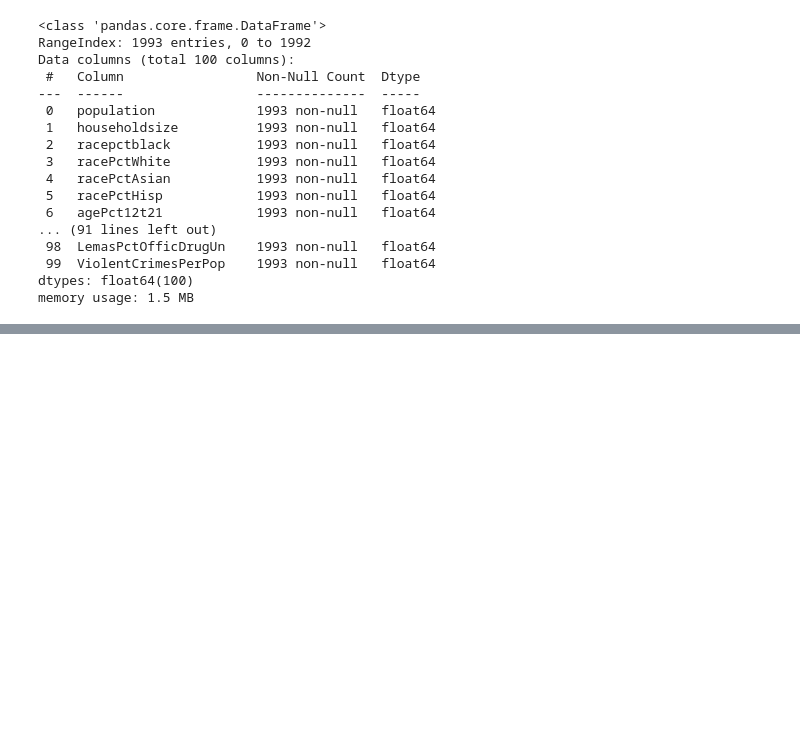
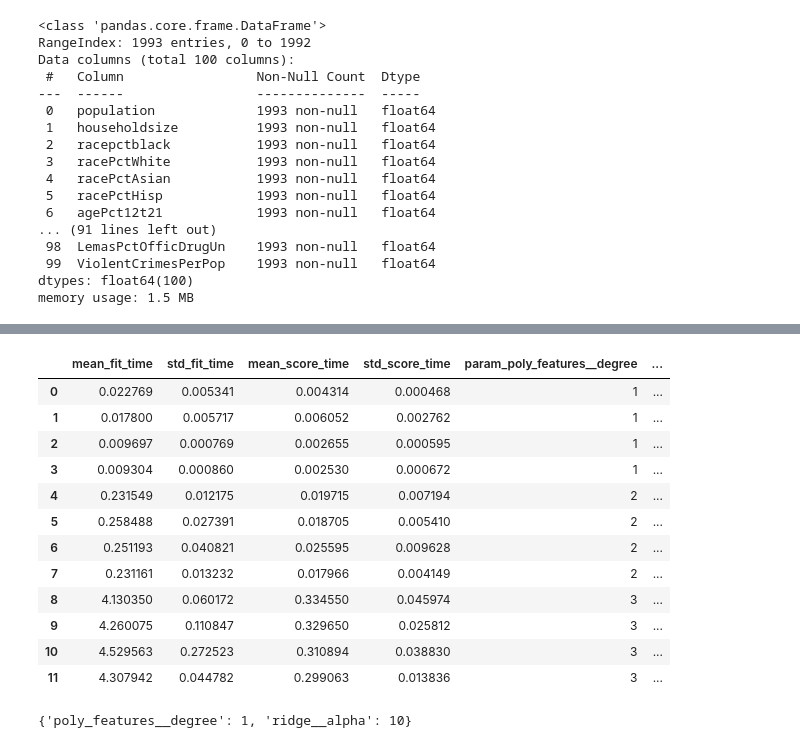
Before and after one commit to Mikeacino/Predicting-Crime, a Jupyter notebook: Capstone Project Exploration.ipynb, the cells around one changed output, grey strips where cells are left out. Drawn from its saved outputs; the diff is of its cells as text; code cells hidden in the pictures; blank space fills up the shorter version.

```diff
--- a/Capstone Project Exploration.ipynb
+++ b/Capstone Project Exploration.ipynb
@@ -127,5 +192,8 @@ lasso_best_score = lasso_grid.best_score_
 # %%
-#Performing a Ridge regression and analyzing the results.
-ridge_pipe = Pipeline([('poly_features', PolynomialFeatures()), ('ridge', Ridge())])
-parameters = {'poly_features__degree':[1, 2, 3]}
+#Performing a Lasso regression with optimized hyperparameters and analyzing the results.
+ridge_pipe = Pipeline([
+    ('scaler', StandardScaler()),
+    ('poly_features', PolynomialFeatures()),
+    ('ridge', Ridge())])
+parameters = {'poly_features__degree':[1, 2, 3], 'ridge__alpha': [0.01, 0.1, 1, 10]}
 ridge_grid = GridSearchCV(ridge_pipe, param_grid = parameters).fit(X_train, y_train)
@@ -140,0 +200,24 @@ Ridge best score: -0.003449826517250676
+# %%
+# Below I display the results of the grid search
+ridge_model_results = pd.DataFrame(ridge_grid.cv_results_)
+ridge_model_results
+# %% [output]
+|  | mean_fit_time | std_fit_time | mean_score_time | std_score_time | param_poly_features__degree | ... |
+| 0 | 0.022769 | 0.005341 | 0.004314 | 0.000468 | 1 | ... |
+| 1 | 0.017800 | 0.005717 | 0.006052 | 0.002762 | 1 | ... |
+| 2 | 0.009697 | 0.000769 | 0.002655 | 0.000595 | 1 | ... |
+| 3 | 0.009304 | 0.000860 | 0.002530 | 0.000672 | 1 | ... |
+| 4 | 0.231549 | 0.012175 | 0.019715 | 0.007194 | 2 | ... |
+| 5 | 0.258488 | 0.027391 | 0.018705 | 0.005410 | 2 | ... |
+| 6 | 0.251193 | 0.040821 | 0.025595 | 0.009628 | 2 | ... |
+| 7 | 0.231161 | 0.013232 | 0.017966 | 0.004149 | 2 | ... |
+| 8 | 4.130350 | 0.060172 | 0.334550 | 0.045974 | 3 | ... |
+| 9 | 4.260075 | 0.110847 | 0.329650 | 0.025812 | 3 | ... |
+| 10 | 4.529563 | 0.272523 | 0.310894 | 0.038830 | 3 | ... |
+| 11 | 4.307942 | 0.044782 | 0.299063 | 0.013836 | 3 | ... |
+# %%
+# For later comparison, I pull out the best parameters that yielded the best model
+ridge_model_best_params = ridge_grid.best_params_
+ridge_model_best_params
+# %% [output]
+{'poly_features__degree': 1, 'ridge__alpha': 10}
```
Also changed, not shown: parts of 28 cells of this notebook.
